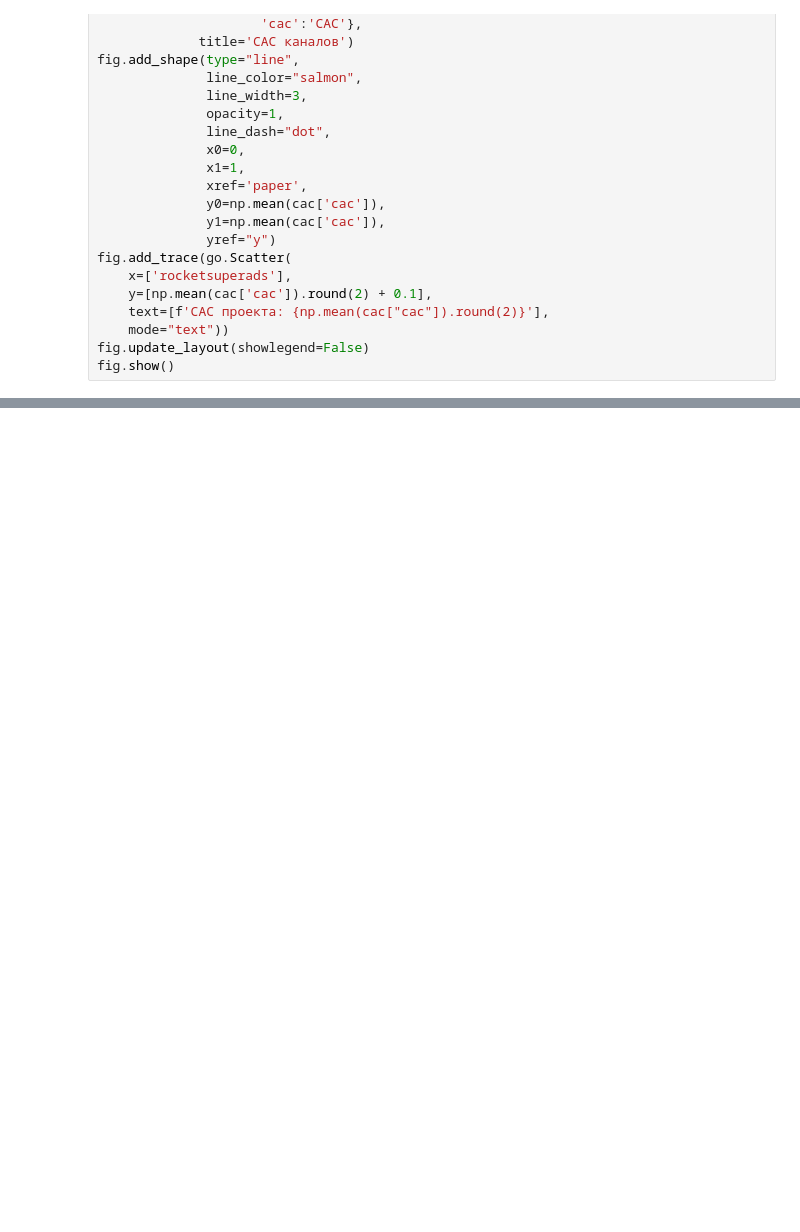
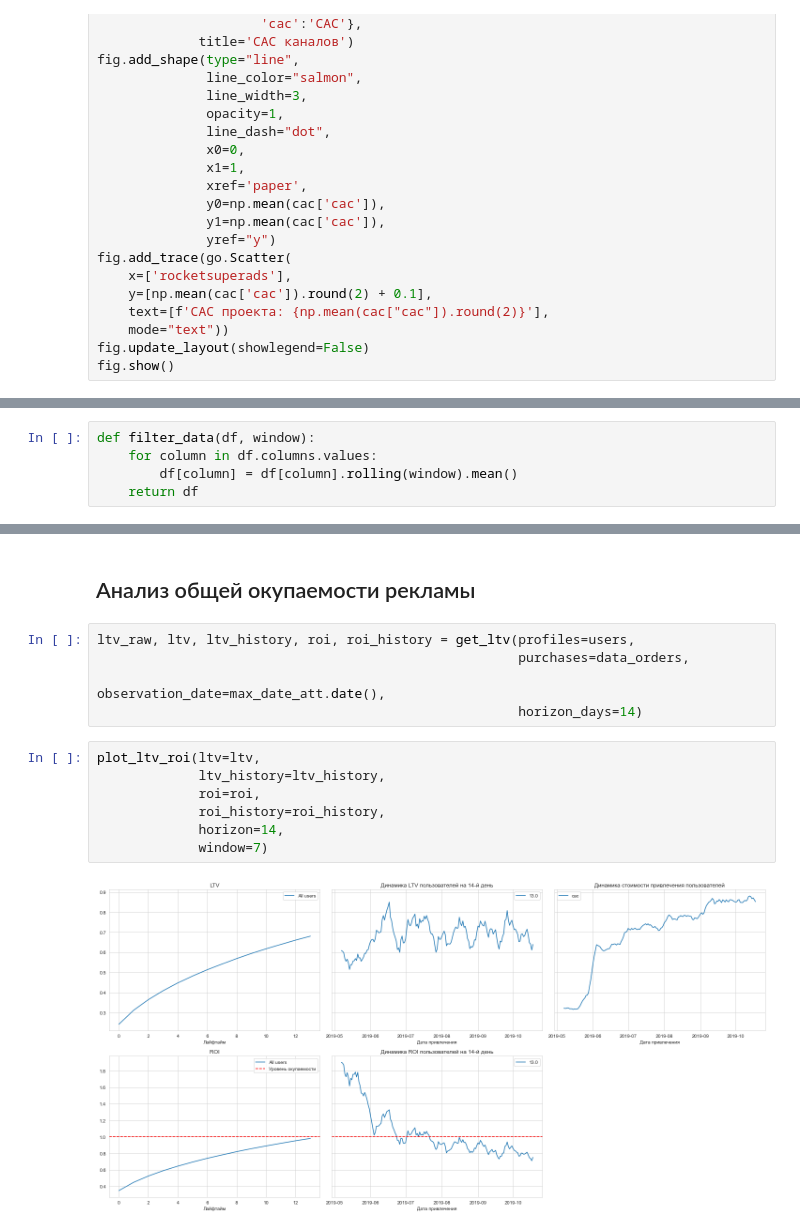
Before and after one commit to parabatareek/DataAnalyst, a Jupyter notebook: Projects/Project 7 - Маркетинговая аналитика/Project 7 - Маркетинговая аналитика.ipynb, the cells around one changed output, grey strips where cells are left out. Cells and saved outputs as stored; diff of their text form; blank space fills up the shorter version.

```diff
--- a/Projects/Project 7 - Маркетинговая аналитика/Project 7 - Маркетинговая аналитика.ipynb
+++ b/Projects/Project 7 - Маркетинговая аналитика/Project 7 - Маркетинговая аналитика.ipynb
@@ -777,0 +757,5 @@ roi_history
+# %%
+def filter_data(df, window):
+    for column in df.columns.values:
+        df[column] = df[column].rolling(window).mean()
+    return df
@@ -777,0 +826,17 @@ roi_history
+# %% [markdown]
+<a id='payback_full'></a>
+## Анализ общей окупаемости рекламы ##
+# %%
+ltv_raw, ltv, ltv_history, roi, roi_history = get_ltv(profiles=users,
+                                                      purchases=data_orders,
+                                                      observation_date=max_date_att.date(),
+                                                      horizon_days=14)
+# %%
+plot_ltv_roi(ltv=ltv,
+             ltv_history=ltv_history,
+             roi=roi,
+             roi_history=roi_history,
+             horizon=14,
+             window=7)
+# %% [output]
+[figure, added]
```
Also changed, not shown: parts of 47 cells of this notebook, 1 other file.
